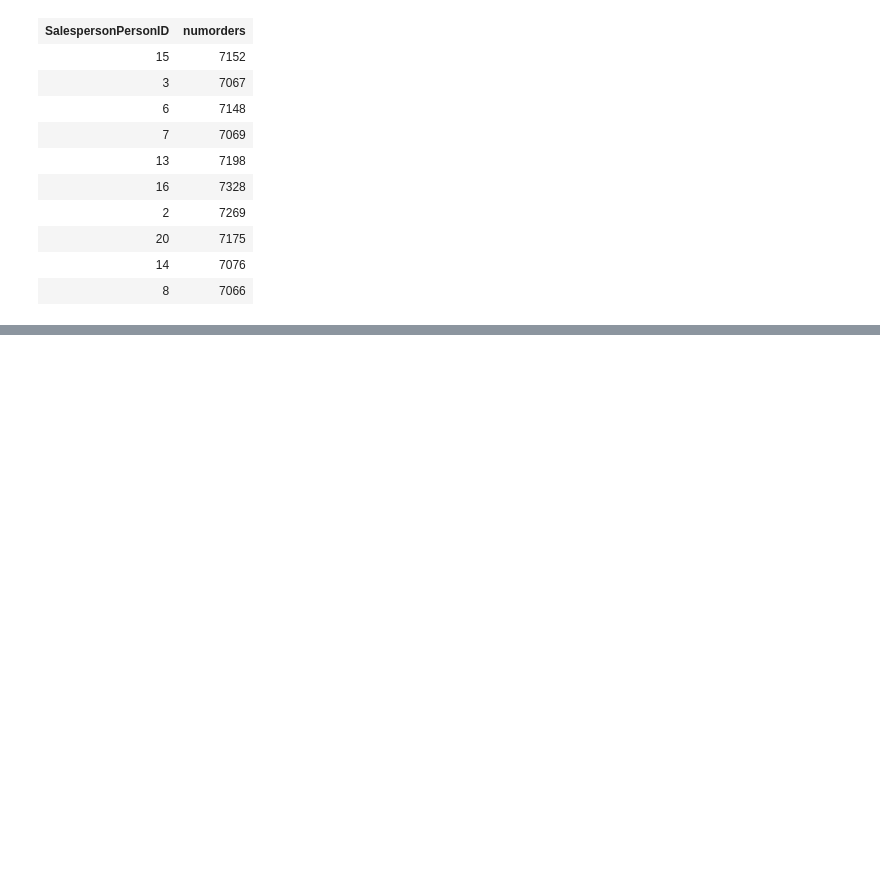
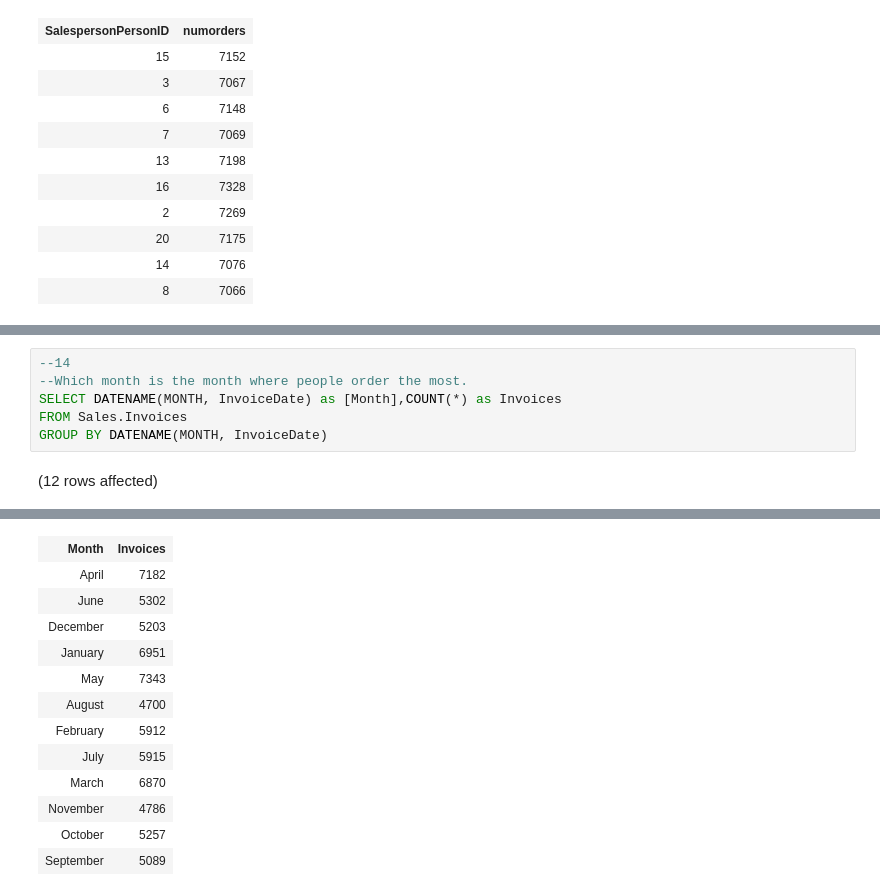
Before and after one commit to ArnanK/CSCI381-Assignments, a Jupyter notebook: PHW1/Individual_PHW#1_ArnanKhan.ipynb, the cells around one changed output, grey strips where cells are left out. Cells and saved outputs as stored; diff of their text form; blank space fills up the shorter version.

```diff
--- a/PHW1/Individual_PHW#1_ArnanKhan.ipynb
+++ b/PHW1/Individual_PHW#1_ArnanKhan.ipynb
@@ -216,0 +298,8 @@ Total execution time: 00:00:00.005
+# %%
+--14
+--Which month is the month where people order the most.
+SELECT DATENAME(MONTH, InvoiceDate) as [Month],COUNT(*) as Invoices
+FROM Sales.Invoices
+GROUP BY DATENAME(MONTH, InvoiceDate)
+# %% [output]
+(12 rows affected)
@@ -216,0 +307,13 @@ Total execution time: 00:00:00.005
+| Month | Invoices |
+| April | 7182 |
+| June | 5302 |
+| December | 5203 |
+| January | 6951 |
+| May | 7343 |
+| August | 4700 |
+| February | 5912 |
+| July | 5915 |
+| March | 6870 |
+| November | 4786 |
+| October | 5257 |
+| September | 5089 |
```
Also changed, not shown: parts of 12 cells of this notebook.
